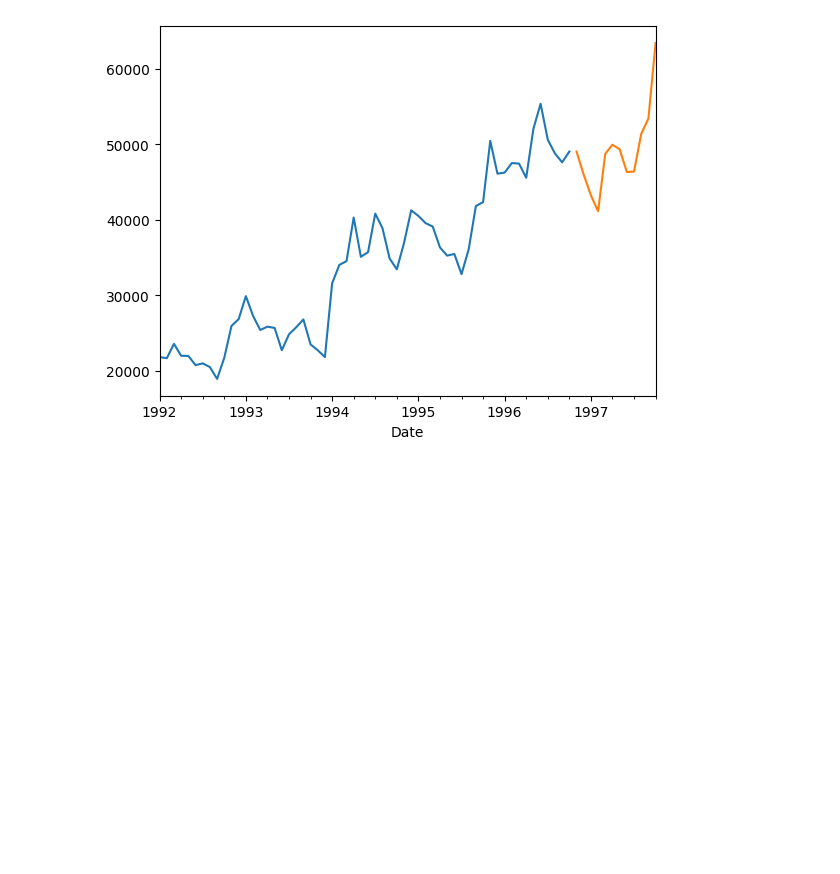
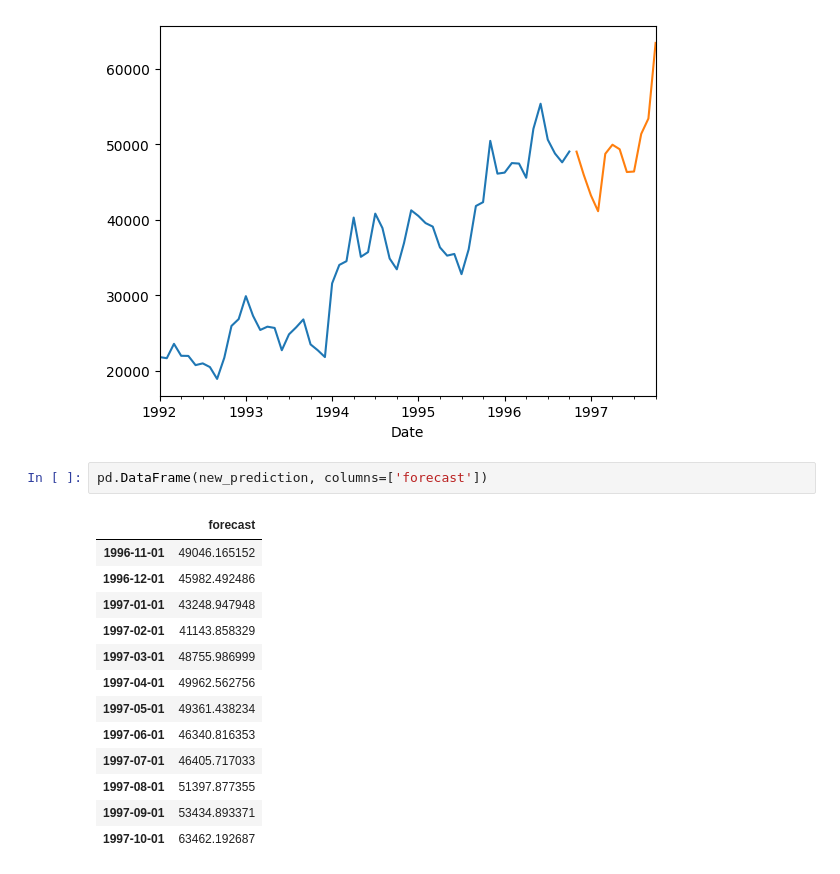
Before and after one commit to arunmozhidevan/Learning, a Jupyter notebook: SCMA-669/CLASS.ipynb, the cells around one changed output. Cells and saved outputs as stored; diff of their text form; blank space fills up the shorter version.

```diff
--- a/SCMA-669/CLASS.ipynb
+++ b/SCMA-669/CLASS.ipynb
@@ -184,3 +184,19 @@ new_prediction.plot()
 # %% [output]
 <Axes: xlabel='Date'>
 [figure]
+# %%
+pd.DataFrame(new_prediction, columns=['forecast'])
+# %% [output]
+|  | forecast |
+| 1996-11-01 | 49046.165152 |
+| 1996-12-01 | 45982.492486 |
+| 1997-01-01 | 43248.947948 |
+| 1997-02-01 | 41143.858329 |
+| 1997-03-01 | 48755.986999 |
+| 1997-04-01 | 49962.562756 |
+| 1997-05-01 | 49361.438234 |
+| 1997-06-01 | 46340.816353 |
+| 1997-07-01 | 46405.717033 |
+| 1997-08-01 | 51397.877355 |
+| 1997-09-01 | 53434.893371 |
+| 1997-10-01 | 63462.192687 |
```
